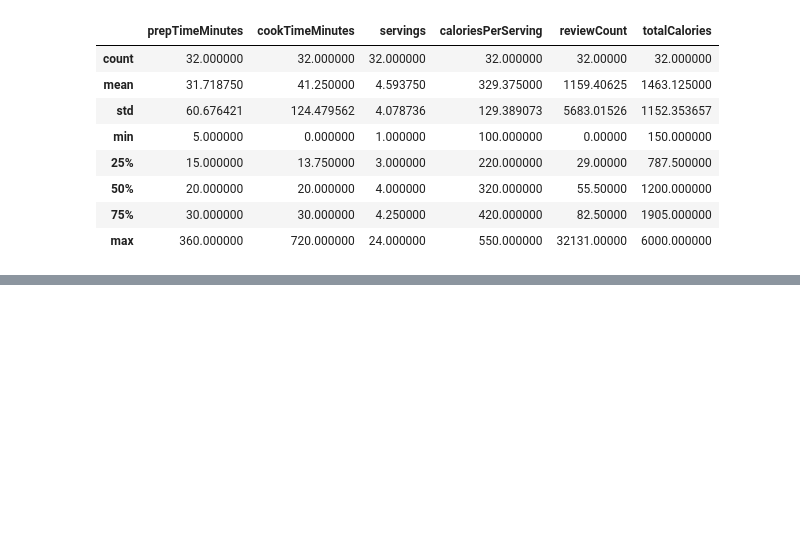
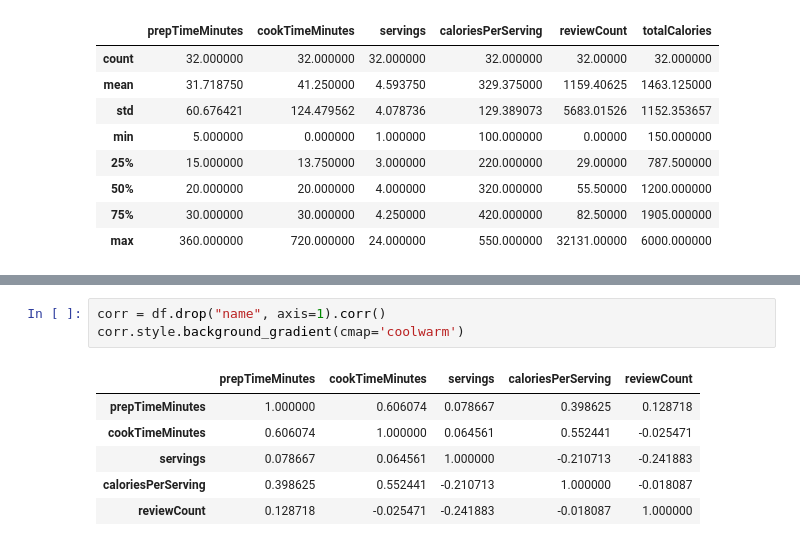
Before and after one commit to sojog/ADR-Python-iunie-2025, a Jupyter notebook: Ziua_2/21.pandas_retete.ipynb, the cells around one changed output, grey strips where cells are left out. Drawn from its saved outputs; the diff is of its cells as text; blank space fills up the shorter version.

```diff
--- a/Ziua_2/21.pandas_retete.ipynb
+++ b/Ziua_2/21.pandas_retete.ipynb
@@ -235,0 +245,10 @@ merged_df.describe()
+# %%
+corr = df.drop("name", axis=1).corr()
+corr.style.background_gradient(cmap='coolwarm')
+# %% [output]
+|  | prepTimeMinutes | cookTimeMinutes | servings | caloriesPerServing | reviewCount |
+| prepTimeMinutes | 1.000000 | 0.606074 | 0.078667 | 0.398625 | 0.128718 |
+| cookTimeMinutes | 0.606074 | 1.000000 | 0.064561 | 0.552441 | -0.025471 |
+| servings | 0.078667 | 0.064561 | 1.000000 | -0.210713 | -0.241883 |
+| caloriesPerServing | 0.398625 | 0.552441 | -0.210713 | 1.000000 | -0.018087 |
+| reviewCount | 0.128718 | -0.025471 | -0.241883 | -0.018087 | 1.000000 |
```
Also changed, not shown: parts of 2 cells of this notebook, 1 other file.
